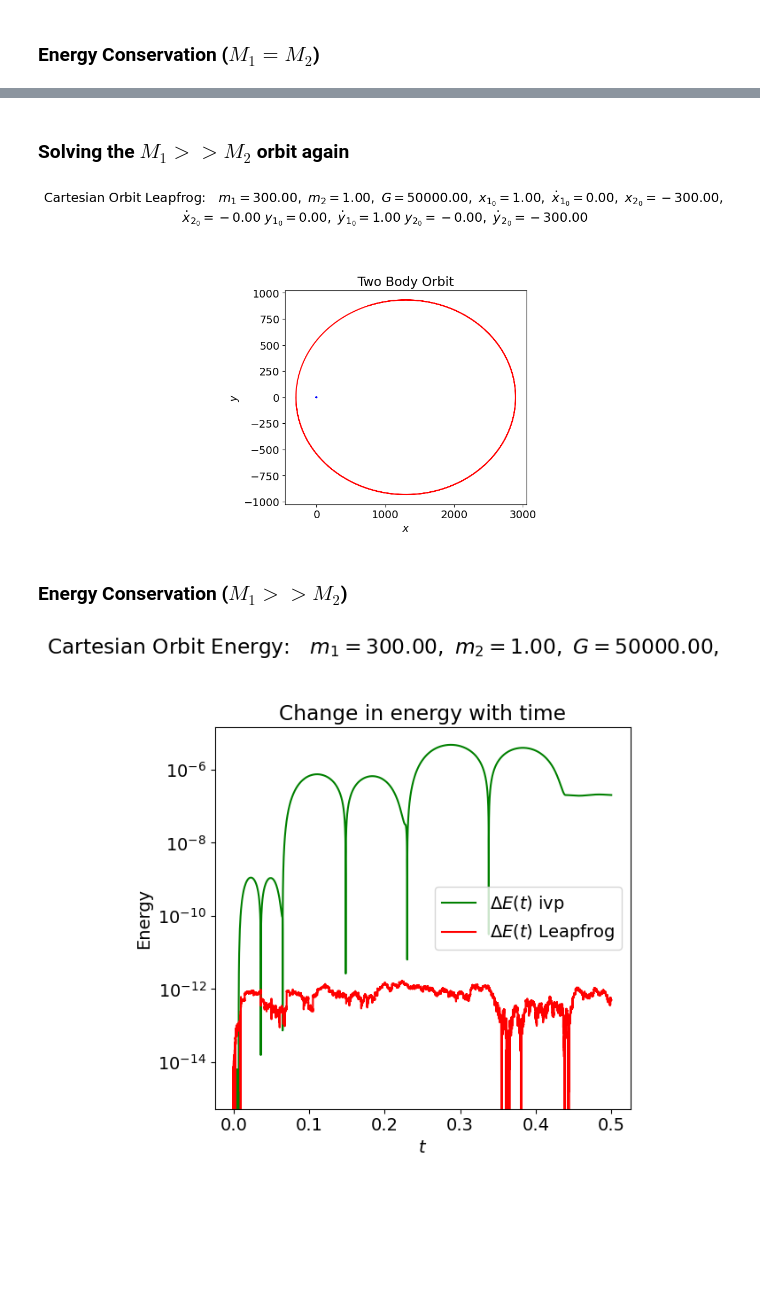
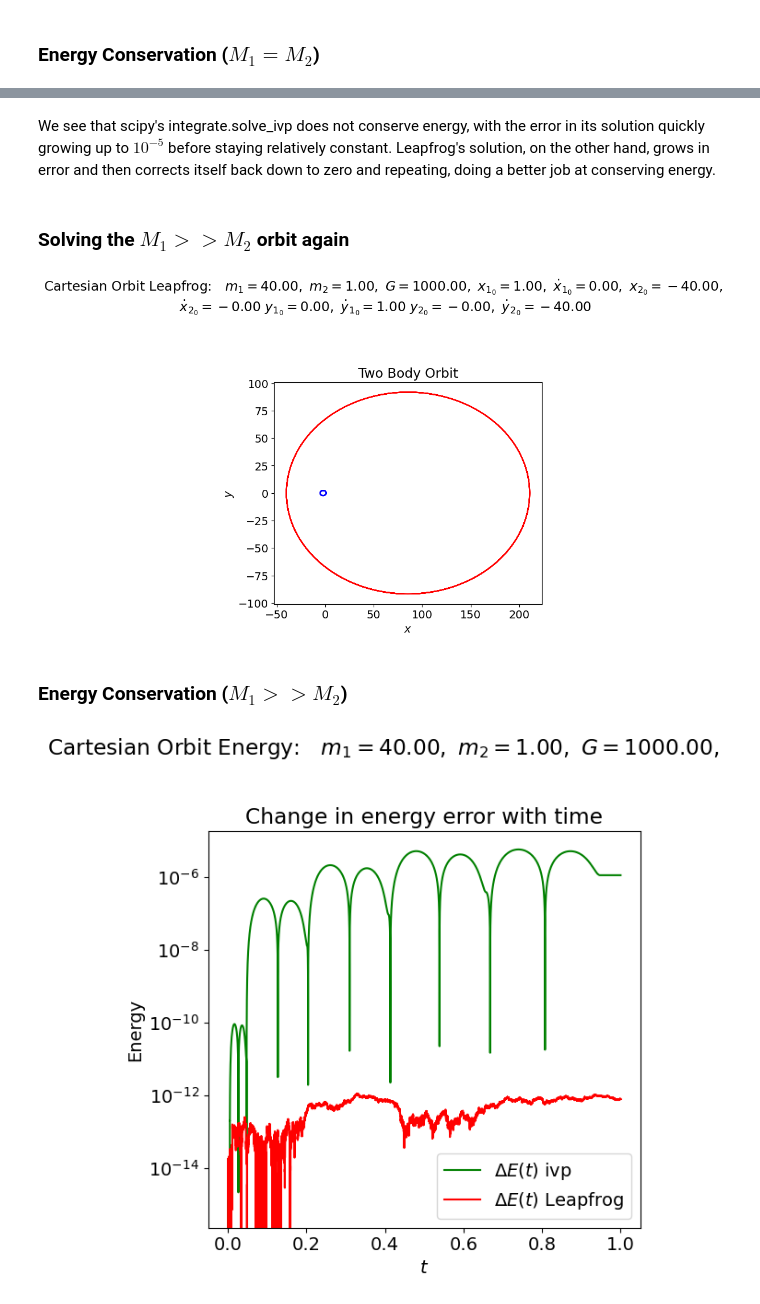
Before and after one commit to myers2004/5300_final, a Jupyter notebook: 5300_final.ipynb, the cells around one changed output, grey strips where cells are left out. Drawn from its saved outputs; the diff is of its cells as text; code cells hidden in the pictures; blank space fills up the shorter version.

```diff
--- a/5300_final.ipynb
+++ b/5300_final.ipynb
@@ -803,7 +810,7 @@ class CartesianOrbit():
     def dr_dt(self, t, r):
         """
         This function returns the right-hand side of the diffeq:
-        [dx1/dt dx2/dt ... d^2z1/dt^2  d^2z2/dt^2]
+        [dx_1/dt dx_2/dt ... d^2z_1/dt^2  d^2z_2/dt^2]
 
         Parameters
         ----------
@@ -1104,9 +1119,9 @@ HTML(anim.to_jshtml())
 ### Animating the Two-Body Orbit ($M_1 >> M_2$)
 # %%
 # Choosing parameters
-m1 = 300.
+m1 = 40.
 m2 = 1.
-G = 5. * 10**4
+G = 1000.
 
 # initial conditions specified
 x_1_0,x_dot_1_0 = 1., 0.
@@ -1139,11 +1154,14 @@ x_2_0, y_2_0 = x_2[0], y_2[0]
 
 fig = plt.figure(figsize=(6,6), num='Two-Body Orbit')
 ax = fig.add_subplot(1,1,1)
-gap = 500
+
+# Choosing plot limits to keep both masses on the plot
+#  for the full orbit, and keeping the plot square
+gap = 50
 ax.set_xlim(min(y_2)-gap, max(x_2)+gap)
 ax.set_ylim(min(y_2)-gap, max(x_2)+gap)
-mass_radius1 = 100
-mass_radius2 = 50
+mass_radius1 = 20
+mass_radius2 = 10
 circle1 = ax.add_patch(plt.Circle([x_1_0,y_1_0], mass_radius1,
                       fc='b', zorder=3))
 circle2 = ax.add_patch(plt.Circle([x_2_0,y_2_0], mass_radius2,
@@ -1529,17 +1547,19 @@ fig_5.tight_layout()
+# %% [markdown]
+We see that scipy's integrate.solve_ivp does not conserve energy, with the error in its solution quickly growing up to $10^{-5}$ before staying relatively constant. Leapfrog's solution, on the other hand, grows in error and then corrects itself back down to zero and repeating, doing a better job at conserving energy.
 # %% [markdown]
 ### Solving the $M_1 >> M_2$ orbit again
 # %%
 # Plotting time
 t_start = 0.
 t_end = 200.
-delta_t = 0.01
+delta_t = 0.001
 
 t_pts = np.arange(t_start, t_end+delta_t, delta_t)
 
 # Choosing parameters
-m1 = 300.
+m1 = 40.
 m2 = 1.
-G = 5. * 10**4
+G = 1000.
 
 # Instantiate an orbit
 o4 = CartesianOrbitLeapfrog(m1 = m1, m2 = m2, G = G)
@@ -1599,14 +1619,17 @@ plot_y_vs_x(x_2_LF[start : stop], y_2_LF[start : stop],
             ax=ax_a)
 fig.tight_layout()
 # %% [output]
-[figure, old version]
+[figure, new version]
 # %% [markdown]
 ### Energy Conservation ($M_1 >> M_2$)
 # %%
 # Plotting time
+
+# In order for leapfrog to conserve energy, we must make
+#  sure our delta t steps are sufficently small.
 t_start = 0.
-t_end = 0.5
-delta_t = 0.0000005
+t_end = 1.
+delta_t = 0.000001
 
 t_pts = np.arange(t_start, t_end+delta_t, delta_t)
 
@@ -1614,9 +1637,9 @@ t_pts = np.arange(t_start, t_end+delta_t, delta_t)
 # overloading
 
 # Choosing parameters
-m1 = 300.
+m1 = 40.
 m2 = 1.
-G = 5. * 10**4
+G = 1000.
 
 # initial conditions specified
 x_1_0,x_dot_1_0 = 1., 0.
@@ -1628,6 +1651,7 @@ y_2_0, y_dot_2_0 = -(m1/m2) * y_1_0, -(m1/m2) * y_dot_1_0
 z_1_0, z_1_0_dot = 0., 0.
 z_2_0, z_2_0_dot = 0., 0.
 
+# solving the orbit with both methods
 (x_1, x_2, y_1, y_2, z_1, z_2, x_dot_1, x_dot_2, y_dot_1,
  y_dot_2, z_dot_1, z_dot_2) = o2.solve_ode(t_pts, x_1_0, x_2_0, y_1_0, y_2_0, z_1_0, z_2_0,
                                                            x_dot_1_0, x_dot_2_0, y_dot_1_0, y_dot_2_0, z_dot_1_0,
@@ -1638,6 +1662,7 @@ z_2_0, z_2_0_dot = 0., 0.
                                                            x_dot_1_0, x_dot_2_0, y_dot_1_0, y_dot_2_0, z_dot_1_0,
                                                            z_dot_2_0)
 
+#comparing the energy of both soulutions at all times
 E_tot_pts = o2.energy(t_pts, x_1, x_2, y_1, y_2,
                       z_1, z_2, x_dot_1, x_dot_2,
                       y_dot_1, y_dot_2, z_dot_1,
@@ -1655,25 +1680,23 @@ E_tot_rel_pts_LF = np.abs((E_tot_pts_LF - E_tot_0_LF)/E_tot_0_LF)
 # %%
 fig_5 = plt.figure(figsize=(6,6))
 
 overall_title = 'Cartesian Orbit Energy:  ' + \
                  rf' $m_1 = {m1:.2f},$' + \
                  rf' $m_2 = {m2:.2f},$' + \
                  rf' $G = {G:.2f},$'
 fig_5.suptitle(overall_title, va='baseline')
 
-
-max_index = 10000
 ax_5a = fig_5.add_subplot(1,1,1)
 ax_5a.semilogy(t_pts, E_tot_rel_pts,
                color='green', label=r'$\Delta E(t)$ ivp')
 ax_5a.semilogy(t_pts, E_tot_rel_pts_LF,
                color='red', label=r'$\Delta E(t)$ Leapfrog')
 #ax_5a.set_ylim(1.e-10, 1.e-2)    # (1.e-12, 5)
 ax_5a.set_xlabel(r'$t$')
 ax_5a.set_ylabel(r'Energy')
-ax_5a.set_title('Change in energy with time')
+ax_5a.set_title('Change in energy error with time')
 ax_5a.legend()
 
 fig_5.tight_layout()
 # %% [output]
-[figure, old version]
+[figure, new version]
```
Also changed, not shown: parts of 23 cells of this notebook.
